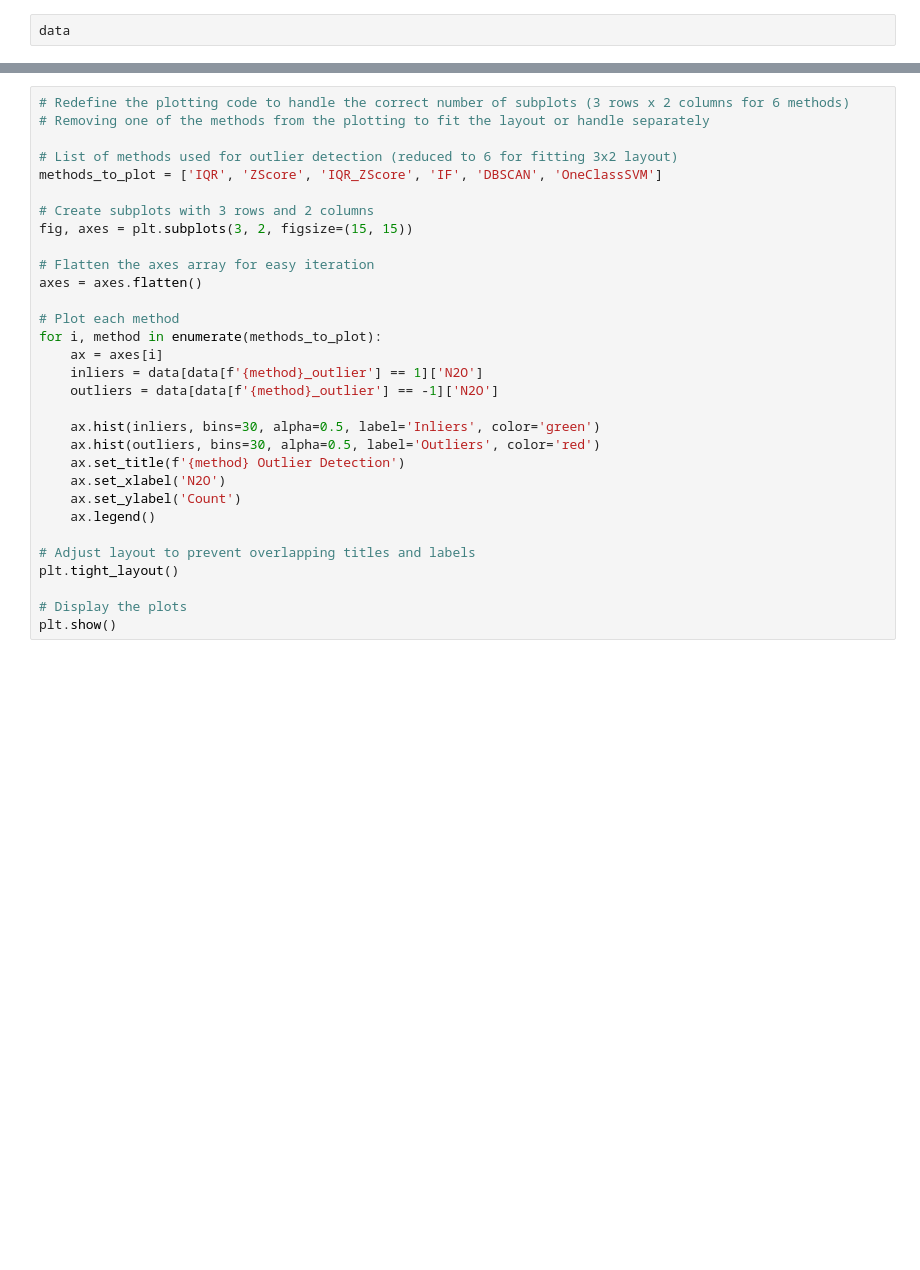
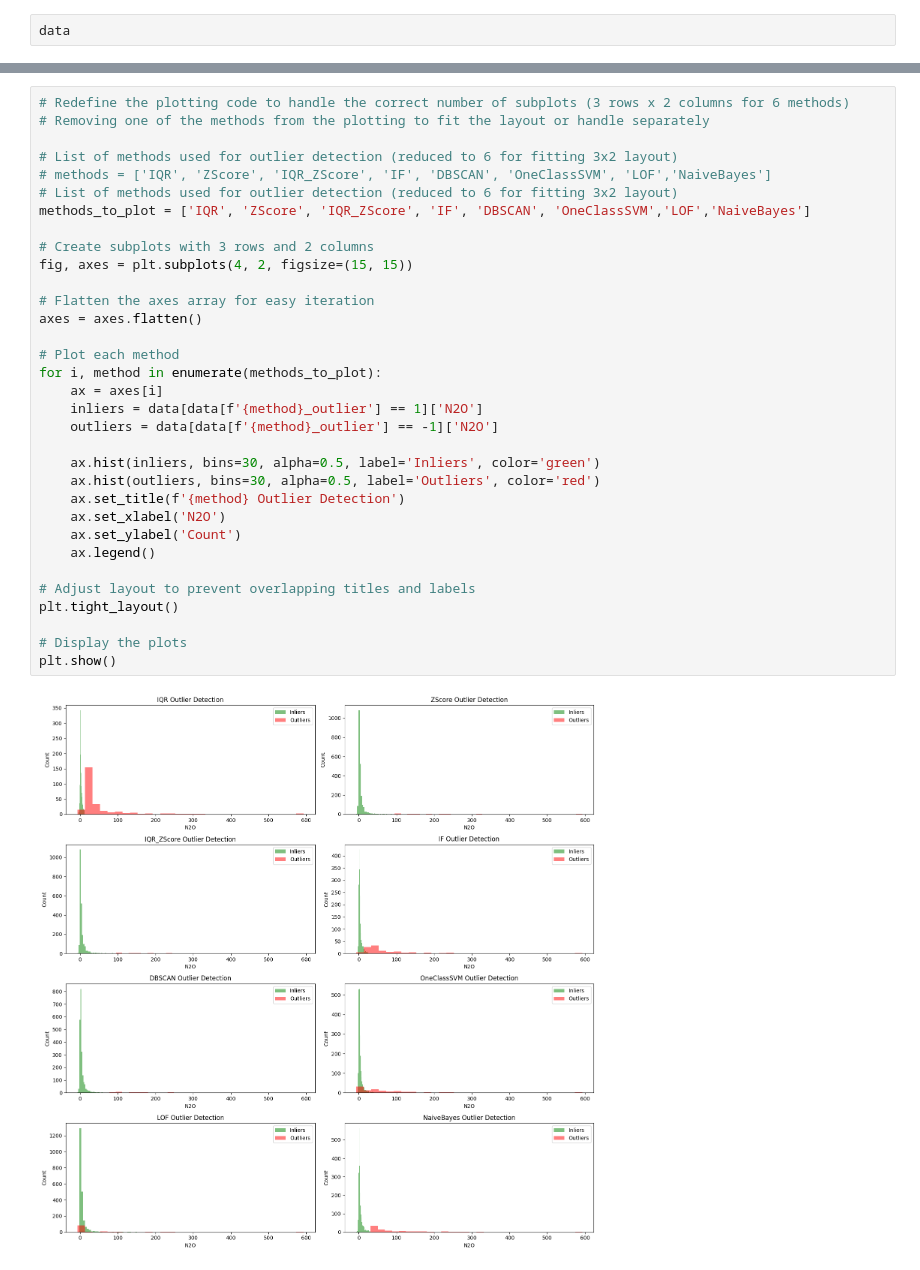
Before and after one commit to roniwahyu/outlier-detection2024, a Jupyter notebook: 01.Dataset-Rofiqul/Ujicoba4-08062024/TestOutlierDetection3_Advanced.ipynb, the cells around one changed output, grey strips where cells are left out. Cells and saved outputs as stored; diff of their text form; blank space fills up the shorter version.

```diff
--- a/01.Dataset-Rofiqul/Ujicoba4-08062024/TestOutlierDetection3_Advanced.ipynb
+++ b/01.Dataset-Rofiqul/Ujicoba4-08062024/TestOutlierDetection3_Advanced.ipynb
@@ -240,34 +370,38 @@ plt.show()
 # %%
 # Redefine the plotting code to handle the correct number of subplots (3 rows x 2 columns for 6 methods)
 # Removing one of the methods from the plotting to fit the layout or handle separately
 
 # List of methods used for outlier detection (reduced to 6 for fitting 3x2 layout)
-methods_to_plot = ['IQR', 'ZScore', 'IQR_ZScore', 'IF', 'DBSCAN', 'OneClassSVM']
+# methods = ['IQR', 'ZScore', 'IQR_ZScore', 'IF', 'DBSCAN', 'OneClassSVM', 'LOF','NaiveBayes']
+# List of methods used for outlier detection (reduced to 6 for fitting 3x2 layout)
+methods_to_plot = ['IQR', 'ZScore', 'IQR_ZScore', 'IF', 'DBSCAN', 'OneClassSVM','LOF','NaiveBayes']
 
 # Create subplots with 3 rows and 2 columns
-fig, axes = plt.subplots(3, 2, figsize=(15, 15))
+fig, axes = plt.subplots(4, 2, figsize=(15, 15))
 
 # Flatten the axes array for easy iteration
 axes = axes.flatten()
 
 # Plot each method
 for i, method in enumerate(methods_to_plot):
     ax = axes[i]
     inliers = data[data[f'{method}_outlier'] == 1]['N2O']
     outliers = data[data[f'{method}_outlier'] == -1]['N2O']
 
     ax.hist(inliers, bins=30, alpha=0.5, label='Inliers', color='green')
     ax.hist(outliers, bins=30, alpha=0.5, label='Outliers', color='red')
     ax.set_title(f'{method} Outlier Detection')
     ax.set_xlabel('N2O')
     ax.set_ylabel('Count')
     ax.legend()
 
 # Adjust layout to prevent overlapping titles and labels
 plt.tight_layout()
 
 # Display the plots
 plt.show()
+# %% [output]
+[figure, added]
 # %%
 # To ensure proper indexing, we'll adjust the loop to match the correct number of subplots and handle exceptions.
 
```
Also changed, not shown: parts of 21 cells of this notebook, 22 other files.
